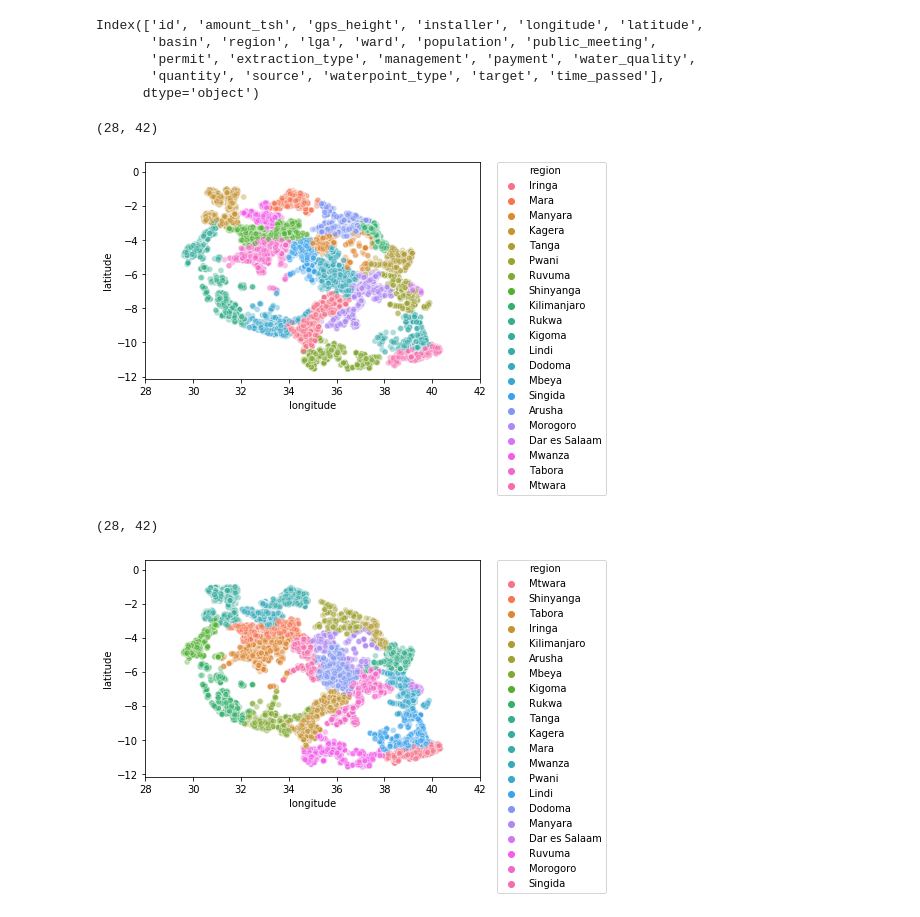
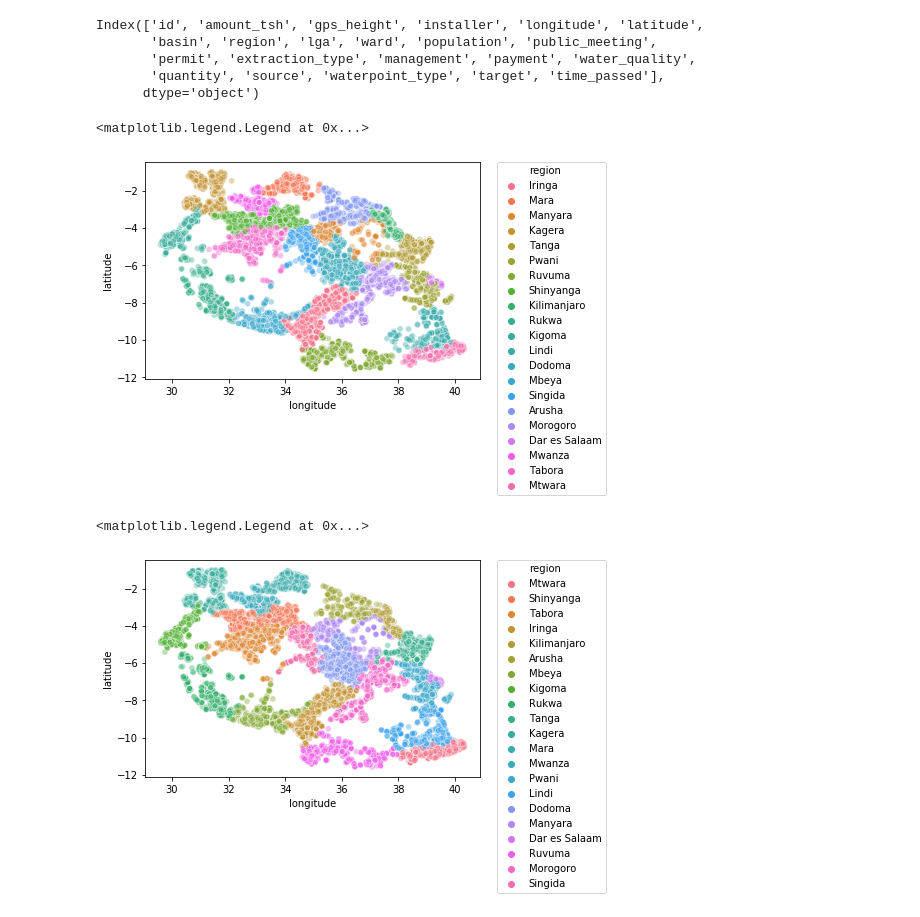
Before and after one commit to HeeebsInc/Mod3Project, a Jupyter notebook: Notebooks/JM/1.0-JMB-initial_EDA.ipynb, the cells around one changed output. Saved outputs shown, nothing was run; the diff lists cells and outputs as text; code cells hidden in the pictures.

```diff
--- a/Notebooks/JM/1.0-JMB-initial_EDA.ipynb
+++ b/Notebooks/JM/1.0-JMB-initial_EDA.ipynb
@@ -161,19 +182,17 @@ Index(['id', 'amount_tsh', 'gps_height', 'installer', 'longitude', 'latitude',
 # %%
 functional = df.loc[df.target=='functional']
 sns.scatterplot('longitude', 'latitude', data=functional, alpha=0.4, hue='region')
 plt.legend(bbox_to_anchor=(1.05, 1), loc=2, borderaxespad=0.)
-plt.xlim(28, 42)
 # %% [output]
-(28, 42)
+<matplotlib.legend.Legend at 0x...>
-[figure, old version]
+[figure, new version]
 # %%
 non_functional = df.loc[df.target=='non functional']
 sns.scatterplot('longitude', 'latitude', data=non_functional, alpha=0.4, hue='region')
 plt.legend(bbox_to_anchor=(1.05, 1), loc=2, borderaxespad=0.)
-plt.xlim(28, 42)
 # %% [output]
-(28, 42)
+<matplotlib.legend.Legend at 0x...>
-[figure, old version]
+[figure, new version]
 # %%
 functional_needs_repair = df.loc[df.target=='functional needs repair']
 sns.scatterplot('longitude', 'latitude', data=functional_needs_repair, hue='region')
```
Also changed, not shown: parts of 13 cells of this notebook, 1 other file.
